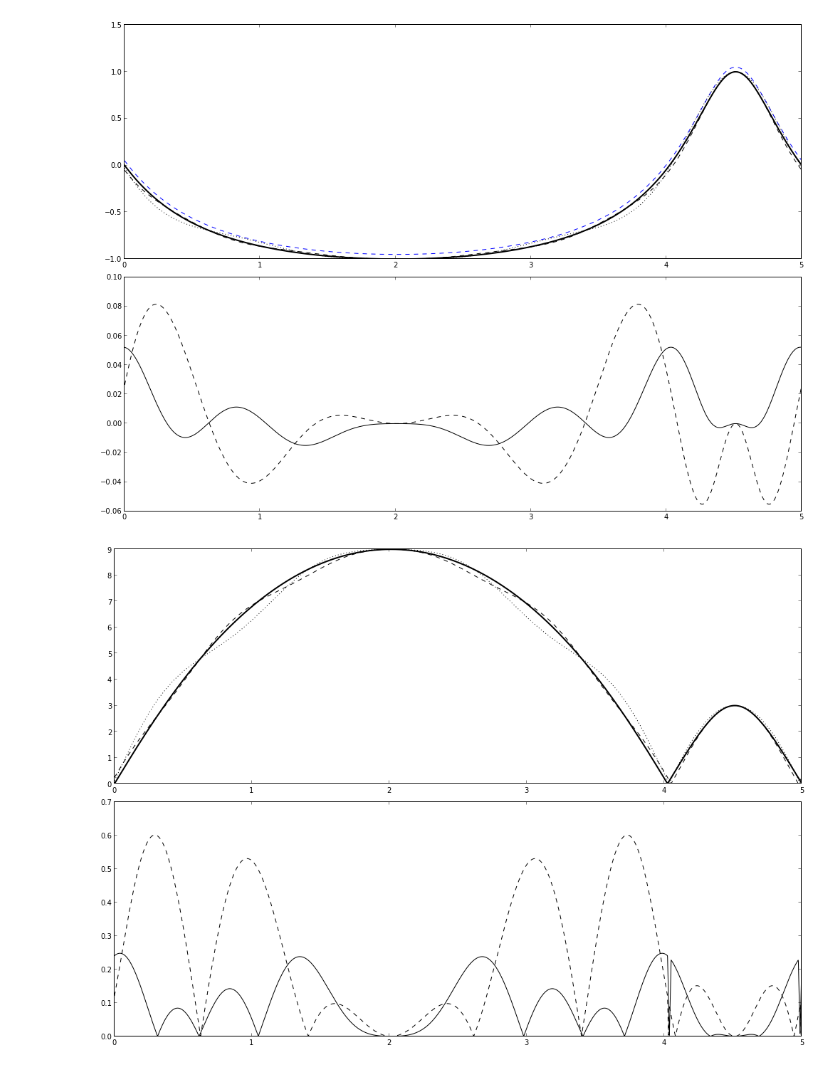
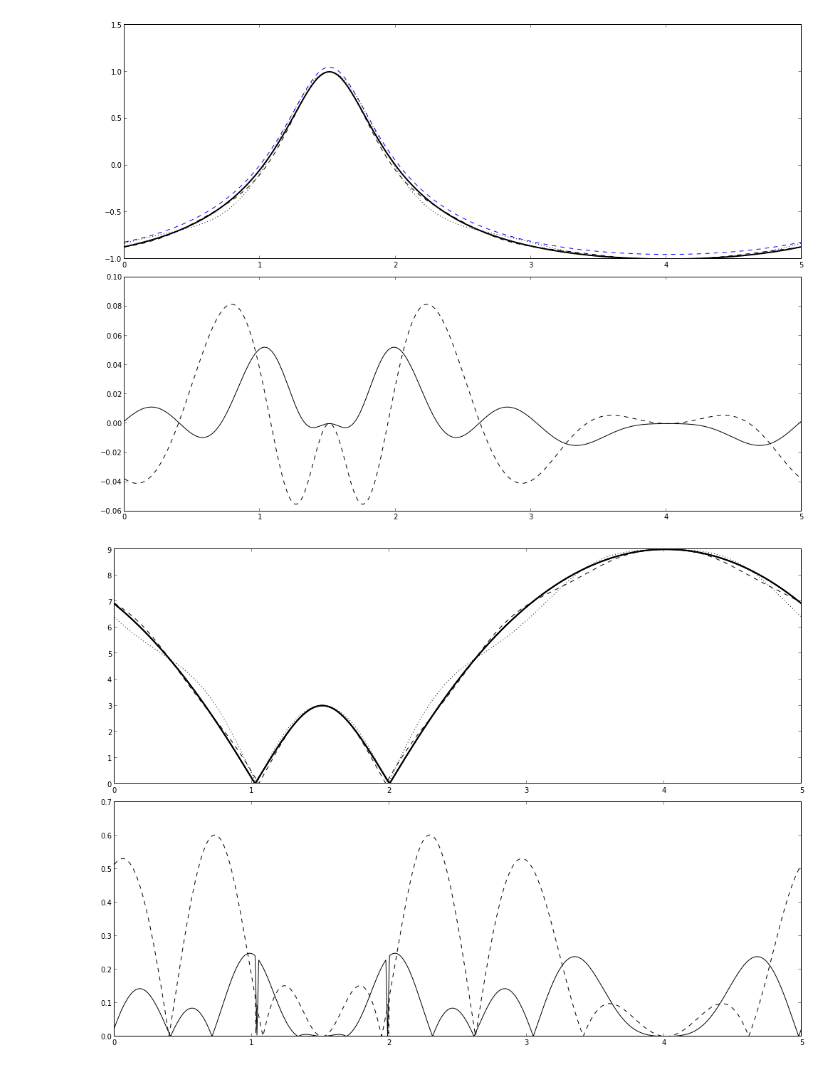
Before and after one commit to hpparvi/PyTransit, a Jupyter notebook: notebooks/Orbits.ipynb, the cells around one changed output. Saved outputs shown, nothing was run; the diff lists cells and outputs as text; code cells hidden in the pictures.

```diff
--- a/notebooks/Orbits.ipynb
+++ b/notebooks/Orbits.ipynb
@@ -2,7 +2,7 @@
 from pytransit.orbits_f import orbits as of
 # %%
 time = np.linspace(0,5, 5000)
-t0, a, i, p, e, w = 0, 6, 0.5*pi, 5, 0.5, 0*pi
+t0, a, i, p, e, w = 2, 6, 0.5*pi, 5, 0.5, 0#.5*pi
 # %%
 nthr = 1
 
@@ -31,14 +32,15 @@ ax[1].plot(time, cos(ta_i)-cos(ta_s3), 'k--')
 
 fig.tight_layout()
 # %% [output]
-[figure, old version]
+[figure, new version]
 # %%
 fig,ax = subplots(2,1, figsize=(14,10))
 ax[0].plot(time, z_i, 'k', lw=2)
+ax[0].plot(time, z_n, 'k', lw=2)
 ax[0].plot(time, z_s5, 'k--')
 ax[0].plot(time, z_s3, 'k:')
 ax[1].plot(time, abs(z_n-z_s5), 'k')
 ax[1].plot(time, abs(z_n-z_s3), 'k--')
 fig.tight_layout()
 # %% [output]
-[figure, old version]
+[figure, new version]
```
Also changed, not shown: parts of 3 cells of this notebook, 4 other files.
